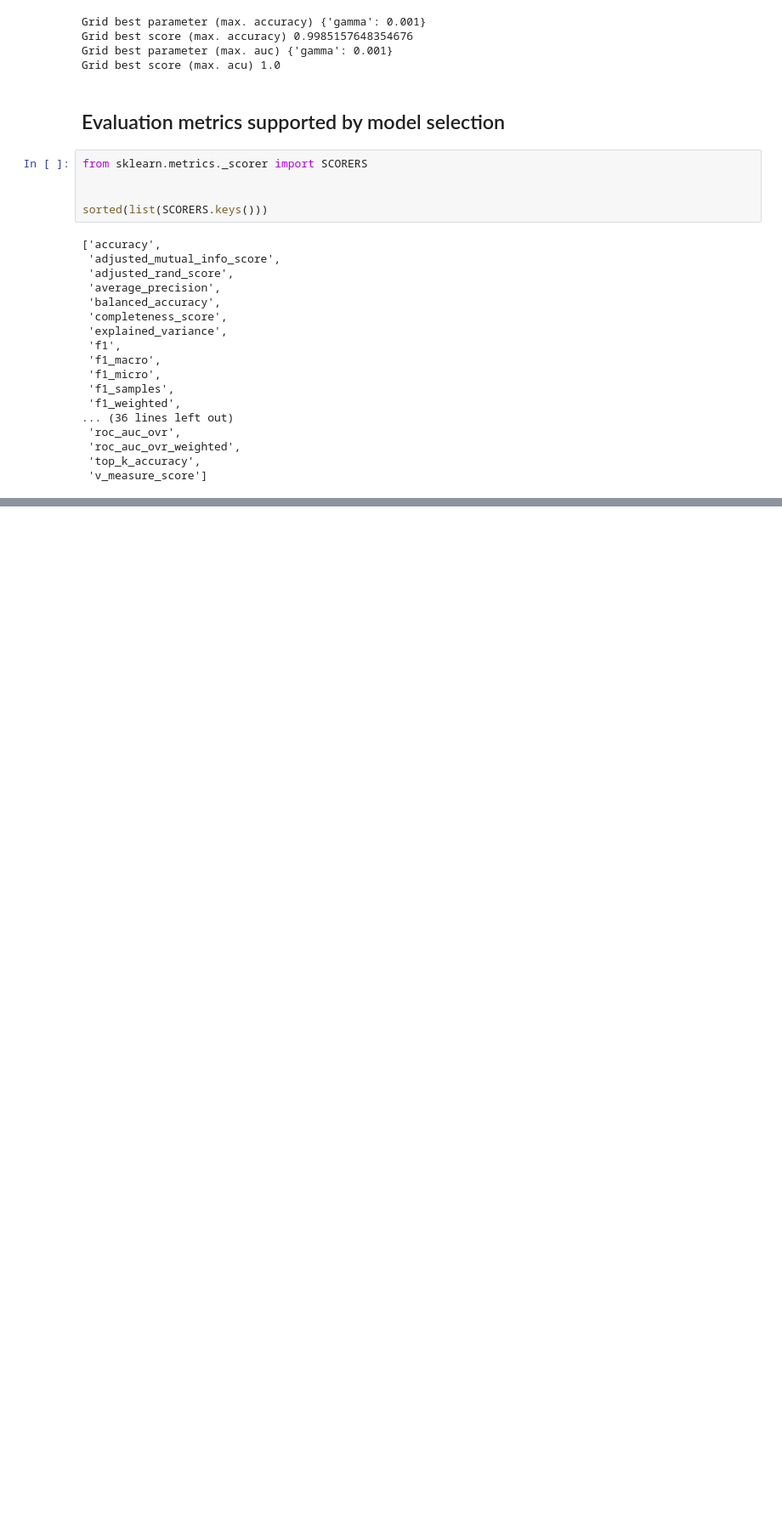
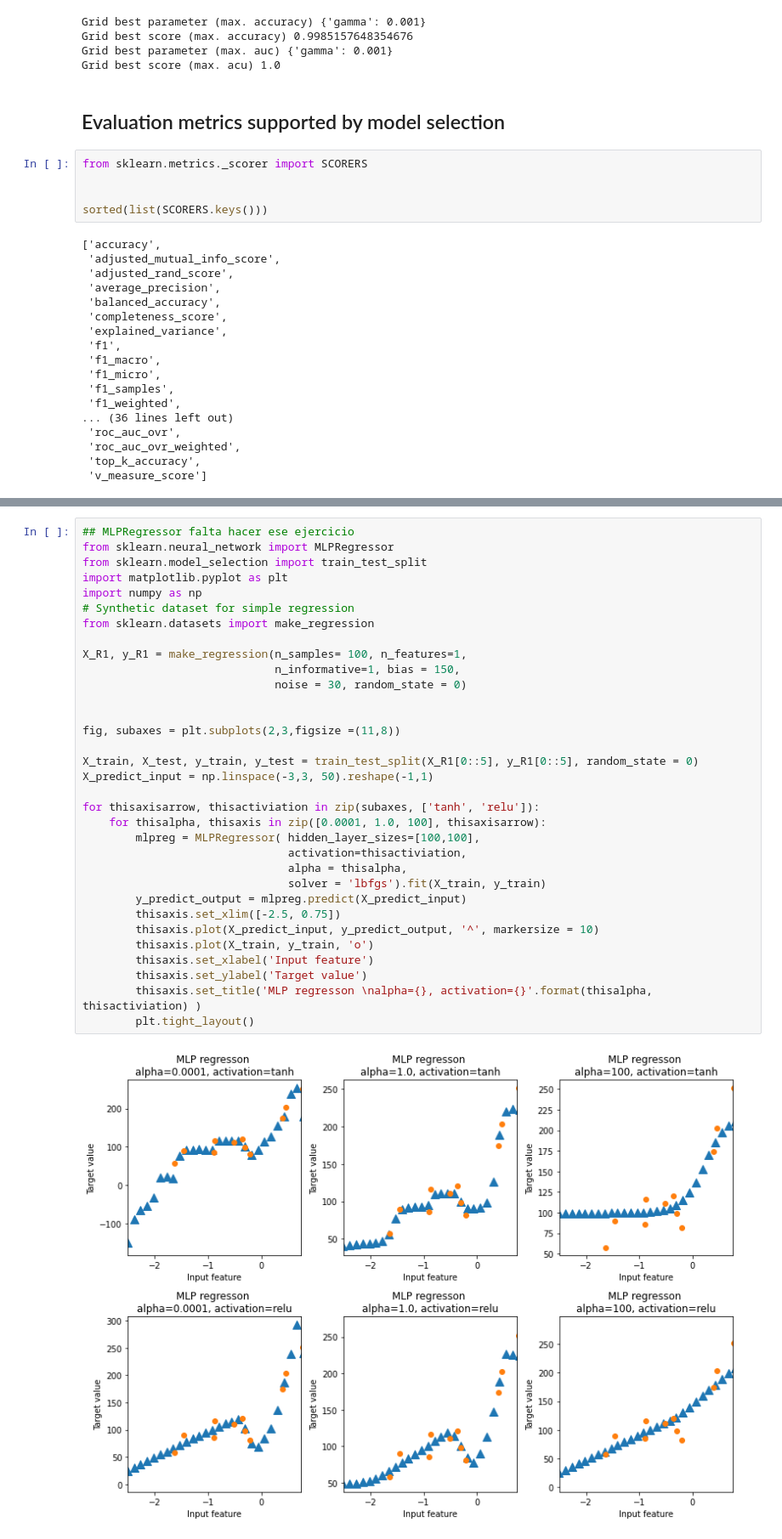
Before and after one commit to EduardoMontero-100/DataScience, a Jupyter notebook: coursera/excercises_ml.ipynb, the cells around one changed output, grey strips where cells are left out. Shown at 85% size. Cells and saved outputs as stored; diff of their text form; blank space fills up the shorter version.

```diff
--- a/coursera/excercises_ml.ipynb
+++ b/coursera/excercises_ml.ipynb
@@ -1314,0 +1548,35 @@ sorted(list(SCORERS.keys()))
+# %%
+## MLPRegressor falta hacer ese ejercicio
+from sklearn.neural_network import MLPRegressor
+from sklearn.model_selection import train_test_split
+import matplotlib.pyplot as plt
+import numpy as np
+# Synthetic dataset for simple regression
+from sklearn.datasets import make_regression
+
+X_R1, y_R1 = make_regression(n_samples= 100, n_features=1,
+                             n_informative=1, bias = 150,
+                             noise = 30, random_state = 0)
+
+
+fig, subaxes = plt.subplots(2,3,figsize =(11,8))
+
+X_train, X_test, y_train, y_test = train_test_split(X_R1[0::5], y_R1[0::5], random_state = 0)
+X_predict_input = np.linspace(-3,3, 50).reshape(-1,1)
+
+for thisaxisarrow, thisactiviation in zip(subaxes, ['tanh', 'relu']):
+    for thisalpha, thisaxis in zip([0.0001, 1.0, 100], thisaxisarrow):
+        mlpreg = MLPRegressor( hidden_layer_sizes=[100,100],
+                               activation=thisactiviation,
+                               alpha = thisalpha,
+                               solver = 'lbfgs').fit(X_train, y_train)
+        y_predict_output = mlpreg.predict(X_predict_input)
+        thisaxis.set_xlim([-2.5, 0.75])
+        thisaxis.plot(X_predict_input, y_predict_output, '^', markersize = 10)
+        thisaxis.plot(X_train, y_train, 'o')
+        thisaxis.set_xlabel('Input feature')
+        thisaxis.set_ylabel('Target value')
+        thisaxis.set_title('MLP regresson \nalpha={}, activation={}'.format(thisalpha, thisactiviation) )
+        plt.tight_layout()
+# %% [output]
+[figure, added]
```
Also changed, not shown: parts of 15 cells of this notebook.
